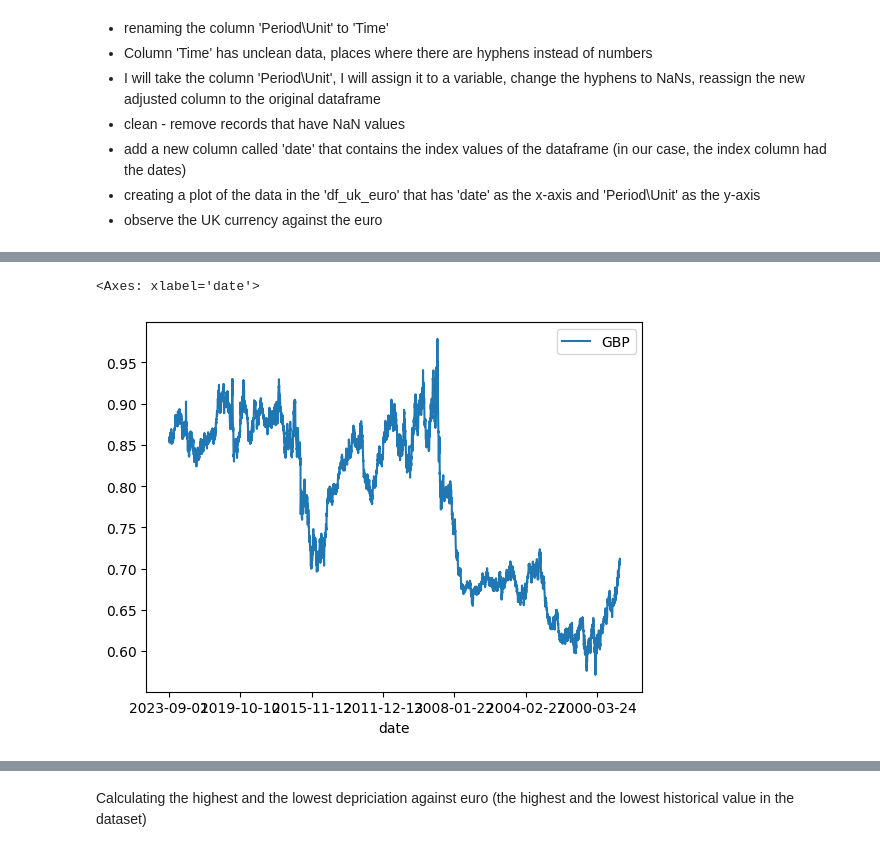
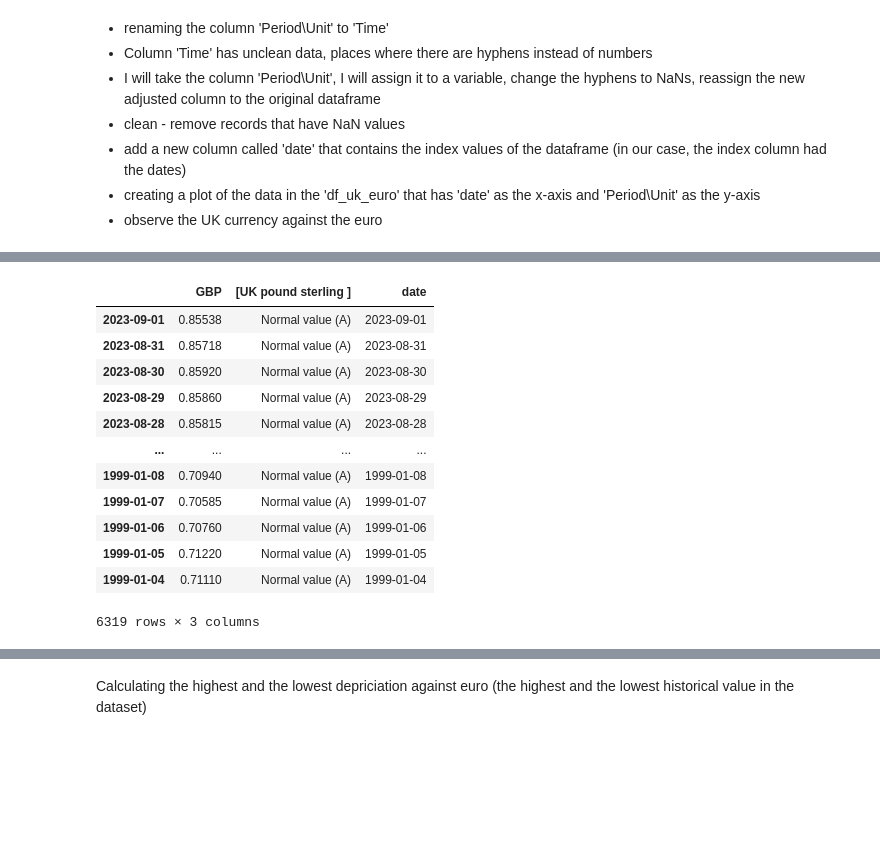
Before and after one commit to sonjamehes/PythonExchangeRate, a Jupyter notebook: exchange_gbp.ipynb, the cells around one changed output, grey strips where cells are left out. Cells and saved outputs as stored; diff of their text form; code cells hidden in the pictures; blank space fills up the shorter version.

```diff
--- a/exchange_gbp.ipynb
+++ b/exchange_gbp.ipynb
@@ -37,8 +54,20 @@ df_gbp_euro.rename(columns={'Period\\Unit:': 'GBP'}, inplace=True)
 dat = df_gbp_euro['GBP'].replace('-', float('nan')).astype(float)
 df_gbp_euro['GBP'] = dat
 df_gbp_euro.dropna(inplace=True)
-df_gbp_euro['date'] = df_uk_euro.index
-df_gbp_euro.plot(x='date', y=['GBP'])
+df_gbp_euro['date'] = df_gbp_euro.index
-# %% [output]
-<Axes: xlabel='date'>
-[figure, removed]
+# %%
+df_gbp_euro
+# %% [output]
+|  | GBP | [UK pound sterling ] | date |
+| 2023-09-01 | 0.85538 | Normal value (A) | 2023-09-01 |
+| 2023-08-31 | 0.85718 | Normal value (A) | 2023-08-31 |
+| 2023-08-30 | 0.85920 | Normal value (A) | 2023-08-30 |
+| 2023-08-29 | 0.85860 | Normal value (A) | 2023-08-29 |
+| 2023-08-28 | 0.85815 | Normal value (A) | 2023-08-28 |
+| ... | ... | ... | ... |
+| 1999-01-08 | 0.70940 | Normal value (A) | 1999-01-08 |
+| 1999-01-07 | 0.70585 | Normal value (A) | 1999-01-07 |
+| 1999-01-06 | 0.70760 | Normal value (A) | 1999-01-06 |
+| 1999-01-05 | 0.71220 | Normal value (A) | 1999-01-05 |
+| 1999-01-04 | 0.71110 | Normal value (A) | 1999-01-04 |
+6319 rows × 3 columns
```
Also changed, not shown: parts of 8 cells of this notebook.
